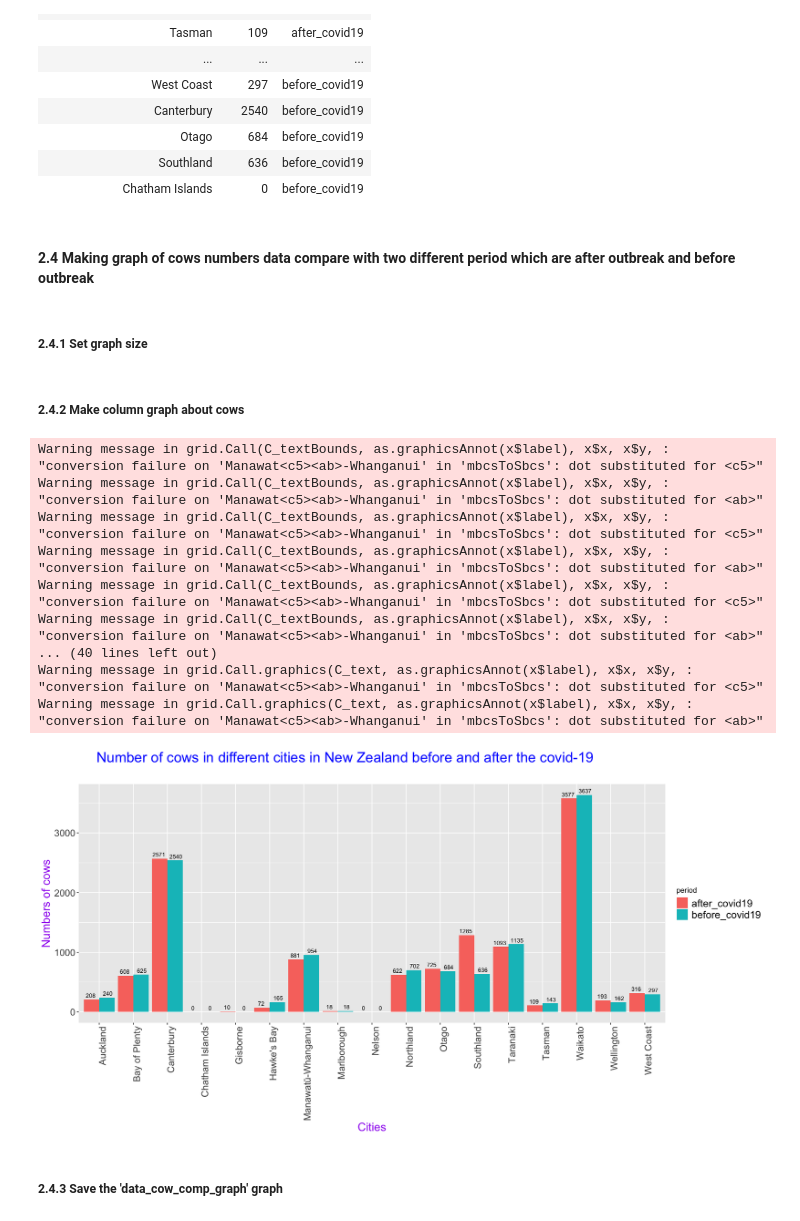
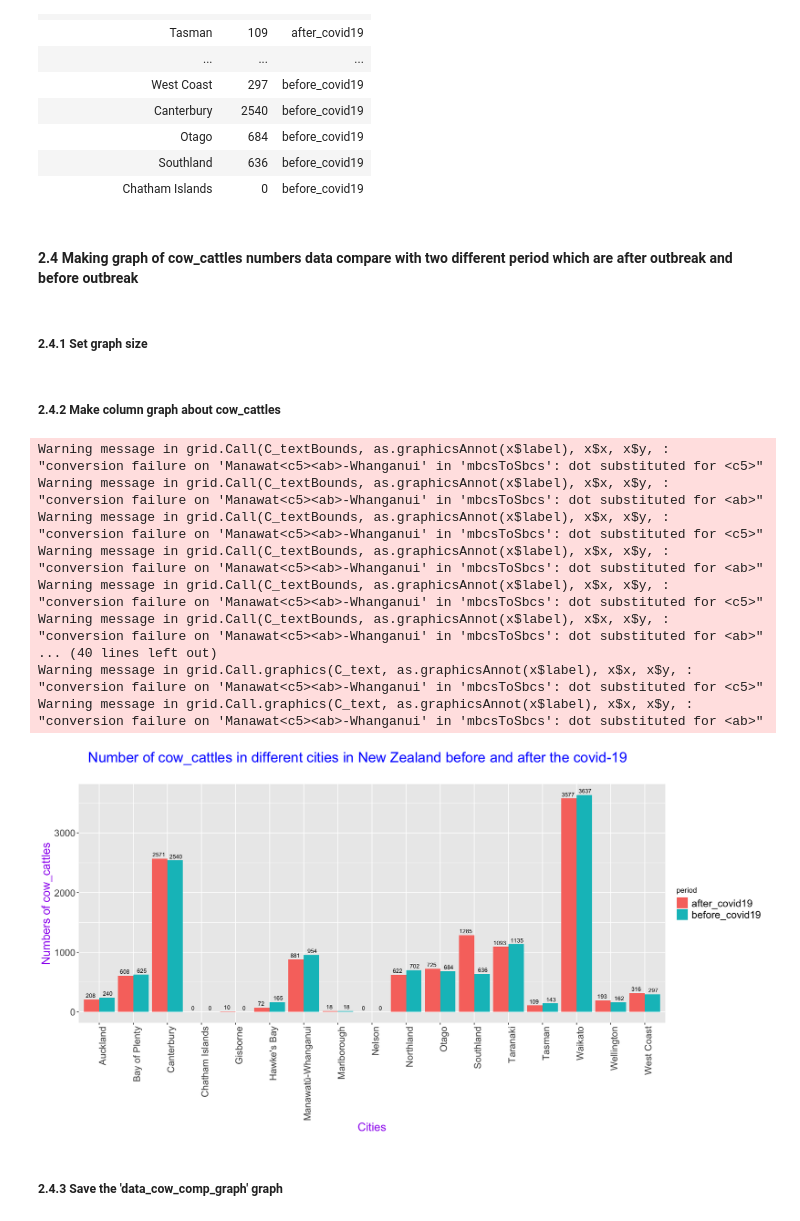
Before and after one commit to Xahid-Khan/Data201-Project-2022, a Jupyter notebook: AGRICULTURE/agriculture.ipynb, the cells around one changed output. Saved outputs shown, nothing was run; the diff lists cells and outputs as text; code cells hidden in the pictures.

```diff
--- a/AGRICULTURE/agriculture.ipynb
+++ b/AGRICULTURE/agriculture.ipynb
@@ -835,54 +835,54 @@ A tibble: 34 × 3
 | Southland | 636 | before_covid19 |
 | Chatham Islands | 0 | before_covid19 |
 # %% [markdown]
-#### 2.4  Making graph of cows numbers data compare with two different period which are after outbreak and before outbreak
+#### 2.4  Making graph of cow_cattles numbers data compare with two different period which are after outbreak and before outbreak
 # %% [markdown]
 ##### 2.4.1 Set graph size
 # %%
 options(repr.plot.width=15, repr.plot.height=8)#graph width is size 15 and the height is size 8
 # %% [markdown]
-##### 2.4.2 Make column graph about cows
+##### 2.4.2 Make column graph about cow_cattles
 # %%
-data_cow_comp_graph <- ggplot(data =compare_before_after_cow,#Use the data table called 'compare_before_after_cows'
+data_cow_comp_graph <- ggplot(data =compare_before_after_cow,#Use the data table called 'compare_before_after_cow'
   mapping = aes(
     x = district, #'district' as the x-axis
     y = number,#'number' as the y-axis
     fill = period)) + #filld with 'periods'
   geom_col(position = "dodge") + #position is dodge format
-ggtitle("Number of cows in different cities in New Zealand before and after the covid-19
+ggtitle("Number of cow_cattles in different cities in New Zealand before and after the covid-19
 ") + # title of the plot
 geom_text(aes(label = number),position=position_dodge(width = 1),size = 3,vjust = -0.5)+ #number of the vertical coordinate is displayed on each column
     theme(plot.title = element_text(size=21,hjust=0.2,color= "blue"), # set size, color of title
         axis.title = element_text(size=17,color = "purple"), # set size,color of x-axis and y-axis title
         axis.text.x = element_text(size=14,angle = 90, # set size,angle of x-axis variable
         hjust = 1
         ),
         axis.text.y = element_text(size=14, # set size of x-axis variable
         hjust = 1
         ),
         legend.text = element_text(size = 15, face = "plain"))+ #set size format of the text that displayed on columns
     xlab("Cities") + # set the x-axis title
-    ylab("Numbers of cows") # set the y-axis title
+    ylab("Numbers of cow_cattles") # set the y-axis title
 data_cow_comp_graph
 # %% [output]
 Warning message in grid.Call(C_textBounds, as.graphicsAnnot(x$label), x$x, x$y, :
 "conversion failure on 'Manawat<c5><ab>-Whanganui' in 'mbcsToSbcs': dot substituted for <c5>"
 Warning message in grid.Call(C_textBounds, as.graphicsAnnot(x$label), x$x, x$y, :
 "conversion failure on 'Manawat<c5><ab>-Whanganui' in 'mbcsToSbcs': dot substituted for <ab>"
 Warning message in grid.Call(C_textBounds, as.graphicsAnnot(x$label), x$x, x$y, :
 "conversion failure on 'Manawat<c5><ab>-Whanganui' in 'mbcsToSbcs': dot substituted for <c5>"
 Warning message in grid.Call(C_textBounds, as.graphicsAnnot(x$label), x$x, x$y, :
 "conversion failure on 'Manawat<c5><ab>-Whanganui' in 'mbcsToSbcs': dot substituted for <ab>"
 Warning message in grid.Call(C_textBounds, as.graphicsAnnot(x$label), x$x, x$y, :
 "conversion failure on 'Manawat<c5><ab>-Whanganui' in 'mbcsToSbcs': dot substituted for <c5>"
 Warning message in grid.Call(C_textBounds, as.graphicsAnnot(x$label), x$x, x$y, :
 "conversion failure on 'Manawat<c5><ab>-Whanganui' in 'mbcsToSbcs': dot substituted for <ab>"
 ... (40 lines left out)
 Warning message in grid.Call.graphics(C_text, as.graphicsAnnot(x$label), x$x, x$y, :
 "conversion failure on 'Manawat<c5><ab>-Whanganui' in 'mbcsToSbcs': dot substituted for <c5>"
 Warning message in grid.Call.graphics(C_text, as.graphicsAnnot(x$label), x$x, x$y, :
 "conversion failure on 'Manawat<c5><ab>-Whanganui' in 'mbcsToSbcs': dot substituted for <ab>"
-[figure, old version]
+[figure, new version]
 # %% [markdown]
 ##### 2.4.3 Save the 'data_cow_comp_graph' graph
 # %%
```
Also changed, not shown: parts of 51 cells of this notebook, 8 other files.
